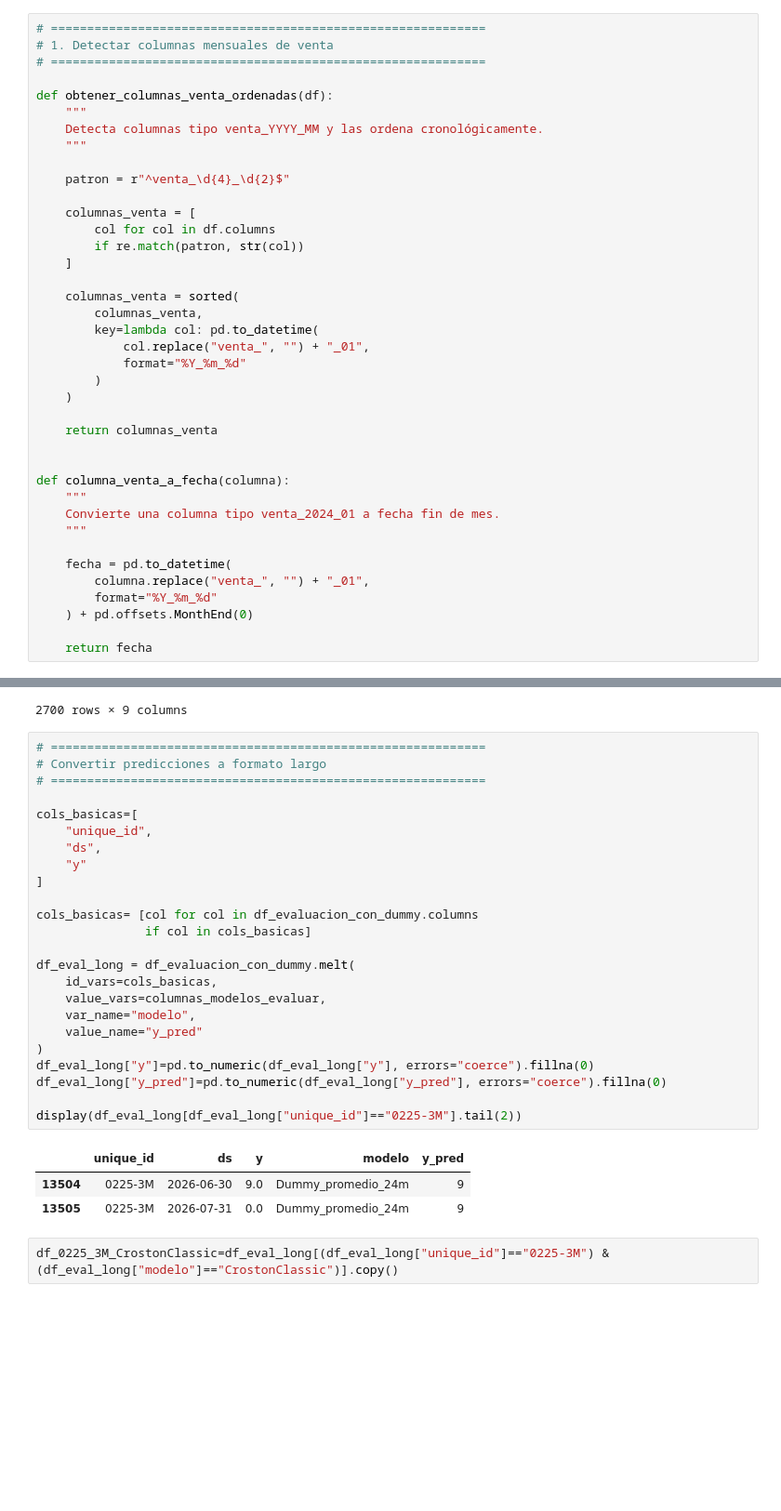
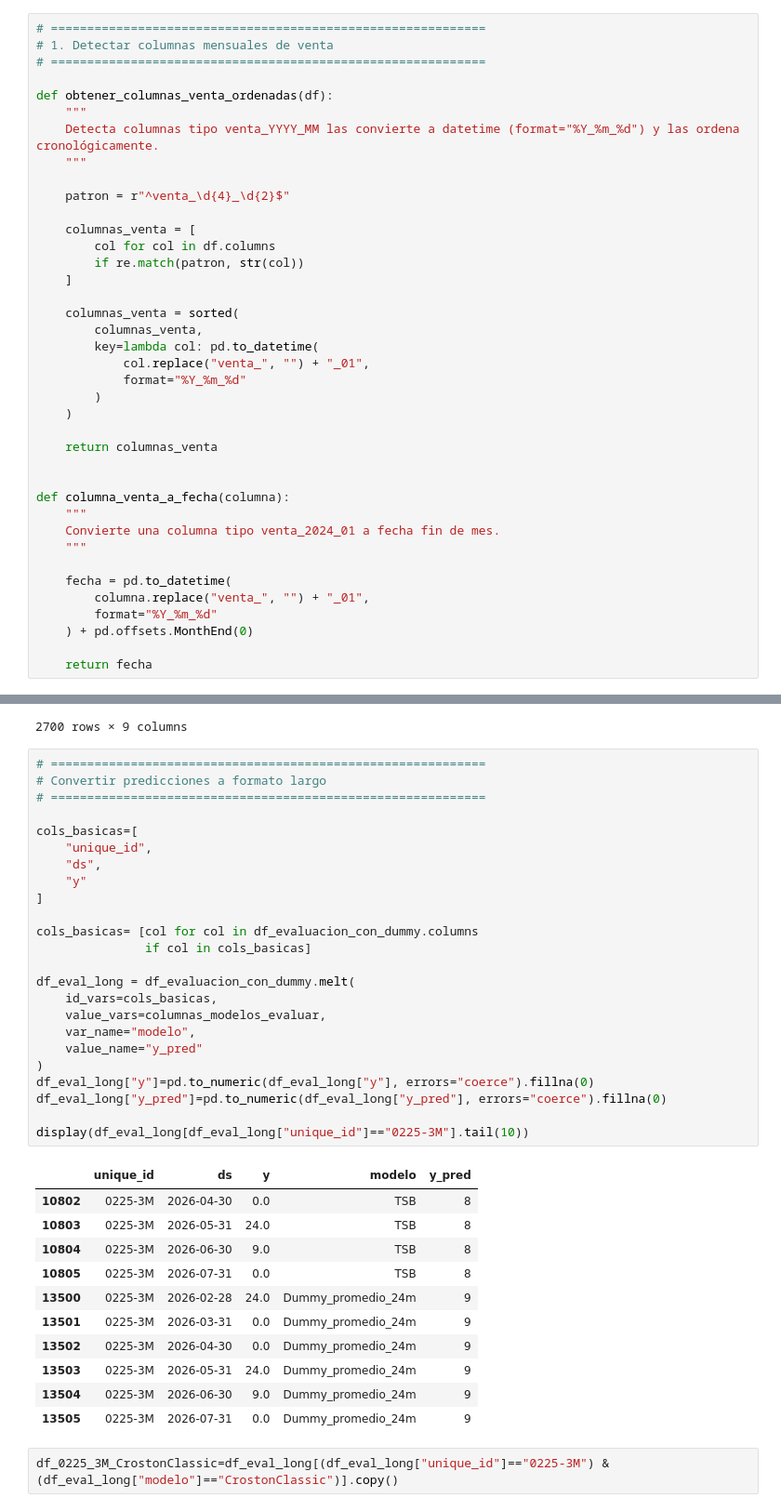
Before and after one commit to choppeb7/Tesis-Master-AI, a Jupyter notebook: 6_Forecast_series_temporales.ipynb, the cells around one changed output, grey strips where cells are left out. Shown at 93% size. Saved outputs shown, nothing was run; the diff lists cells and outputs as text; blank space fills up the shorter version.

```diff
--- a/6_Forecast_series_temporales.ipynb
+++ b/6_Forecast_series_temporales.ipynb
@@ -104,7 +104,7 @@ df_ventas.head(10)
 
 def obtener_columnas_venta_ordenadas(df):
     """
-    Detecta columnas tipo venta_YYYY_MM y las ordena cronológicamente.
+    Detecta columnas tipo venta_YYYY_MM las convierte a datetime (format="%Y_%m_%d") y las ordena cronológicamente.
     """
 
     patron = r"^venta_\d{4}_\d{2}$"
@@ -660,29 +682,37 @@ df_evaluacion_con_dummy
 # %%
 # ============================================================
 # Convertir predicciones a formato largo
 # ============================================================
 
 cols_basicas=[
     "unique_id",
     "ds",
     "y"
 ]
 
 cols_basicas= [col for col in df_evaluacion_con_dummy.columns
                if col in cols_basicas]
 
 df_eval_long = df_evaluacion_con_dummy.melt(
     id_vars=cols_basicas,
     value_vars=columnas_modelos_evaluar,
     var_name="modelo",
     value_name="y_pred"
 )
 df_eval_long["y"]=pd.to_numeric(df_eval_long["y"], errors="coerce").fillna(0)
 df_eval_long["y_pred"]=pd.to_numeric(df_eval_long["y_pred"], errors="coerce").fillna(0)
 
-display(df_eval_long[df_eval_long["unique_id"]=="0225-3M"].tail(2))
+display(df_eval_long[df_eval_long["unique_id"]=="0225-3M"].tail(10))
 # %% [output]
 |  | unique_id | ds | y | modelo | y_pred |
+| 10802 | 0225-3M | 2026-04-30 | 0.0 | TSB | 8 |
+| 10803 | 0225-3M | 2026-05-31 | 24.0 | TSB | 8 |
+| 10804 | 0225-3M | 2026-06-30 | 9.0 | TSB | 8 |
+| 10805 | 0225-3M | 2026-07-31 | 0.0 | TSB | 8 |
+| 13500 | 0225-3M | 2026-02-28 | 24.0 | Dummy_promedio_24m | 9 |
+| 13501 | 0225-3M | 2026-03-31 | 0.0 | Dummy_promedio_24m | 9 |
+| 13502 | 0225-3M | 2026-04-30 | 0.0 | Dummy_promedio_24m | 9 |
+| 13503 | 0225-3M | 2026-05-31 | 24.0 | Dummy_promedio_24m | 9 |
 | 13504 | 0225-3M | 2026-06-30 | 9.0 | Dummy_promedio_24m | 9 |
 | 13505 | 0225-3M | 2026-07-31 | 0.0 | Dummy_promedio_24m | 9 |
 # %%
```
Also changed, not shown: parts of 11 cells of this notebook, 15 other files.
